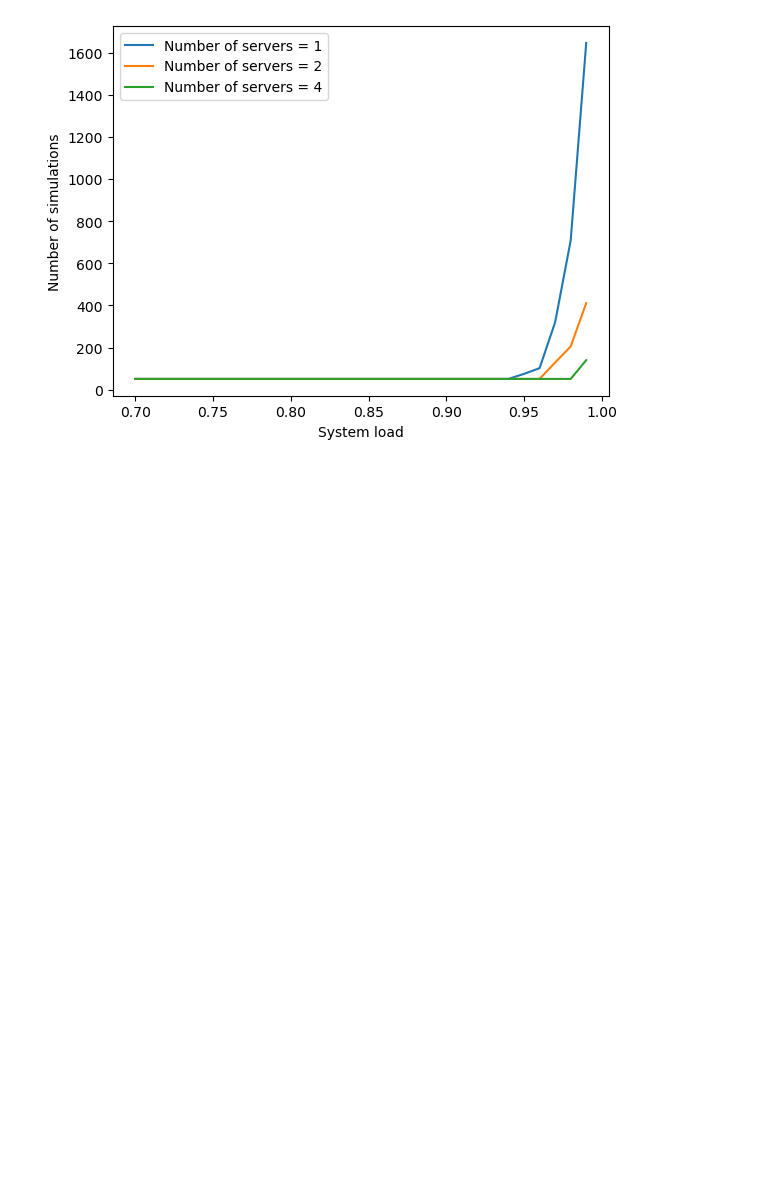
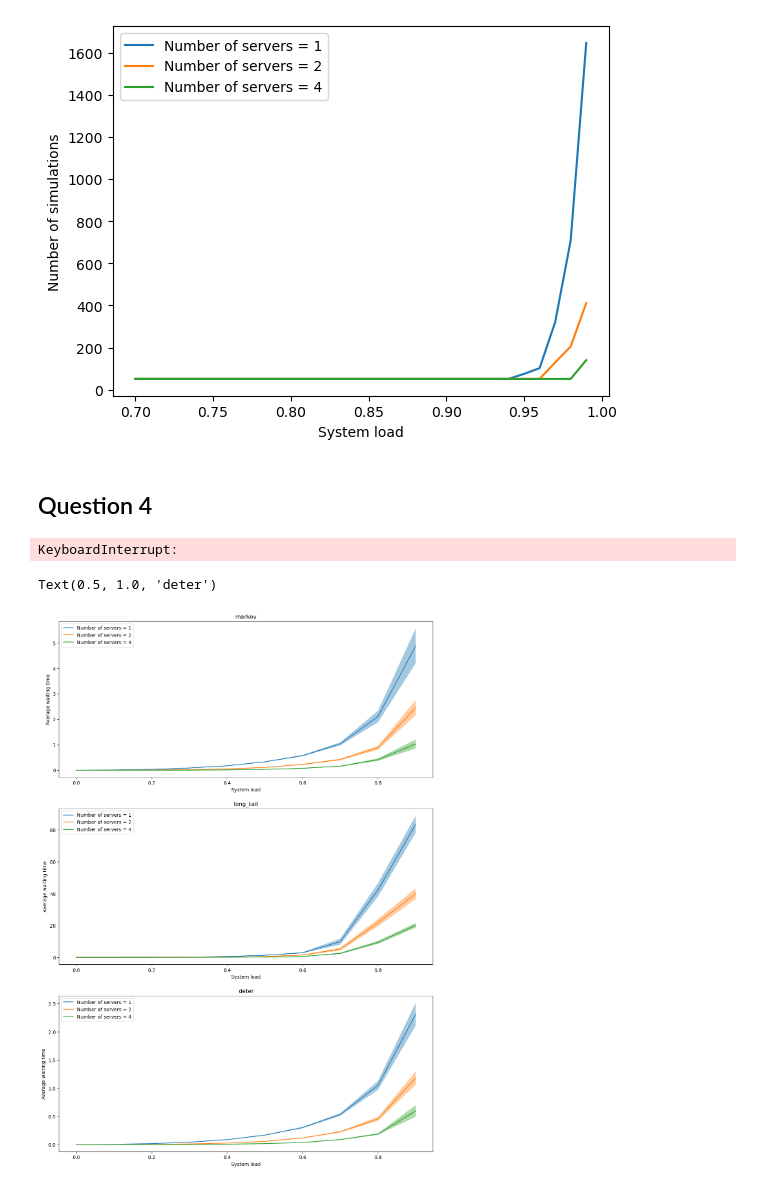
Before and after one commit to pabloralves/Stoc_Assignment_2, a Jupyter notebook: Q4_test.ipynb, the cells around one changed output. Drawn from its saved outputs; the diff is of its cells as text; code cells hidden in the pictures; blank space fills up the shorter version.

```diff
--- a/Q4_test.ipynb
+++ b/Q4_test.ipynb
@@ -529,3 +580,5 @@ fig, axs = plt.subplots(dpi=100)
 plot_nsimulations(data,axs)
 # %% [output]
 [figure]
+# %% [markdown]
+## Question 4
@@ -531,0 +594,46 @@ plot_nsimulations(data,axs)
+# %%
+
+
+lambda_ = 0.015
+N = 1000
+num_servers_list = [1, 2, 4]
+
+# 'fifo' or 'jsf'
+scheduler = 'fifo'
+
+# 'Markov', 'deter' or 'long tail'
+print_statistics = False
+
+rho_min, rho_max = 0, 1
+rhos_step = 0.1
+
+
+
+rhos = np.arange(rho_min, rho_max, rhos_step)
+mus = lambda_ / rhos
+
+# Number of runs is defined by std_min. Once the standard deviation is less than the std min the simulation stops.
+# Std_min is fixed and universal for all rhos, thus, higher rhos will have higher number of simulations to reach the same std_min
+
+std_min = 50
+data_markov = generate_waitingtimes2(lambda_, mus, N, num_servers_list, scheduler, 'Markov', std_min)
+print("Done with markov")
+data_longtail = generate_waitingtimes2(lambda_, mus, N, num_servers_list, scheduler, 'long tail', std_min)
+print("Done with long tail")
+data_deter = generate_waitingtimes2(lambda_, mus, N, num_servers_list, scheduler, 'deter', std_min)
+print("Done with deter")
+# %% [output]
+KeyboardInterrupt:
+# %%
+fig, axs = plt.subplots(3,1,figsize =(14,20))
+
+
+plot_waitingtimes(data_markov, axs[0])
+axs[0].set_title("markov")
+plot_waitingtimes(data_longtail, axs[1])
+axs[1].set_title("long_tail")
+plot_waitingtimes(data_deter, axs[2])
+axs[2].set_title("deter")
+# %% [output]
+Text(0.5, 1.0, 'deter')
+[figure, added]
```
Also changed, not shown: parts of 14 cells of this notebook, 6 other files.
